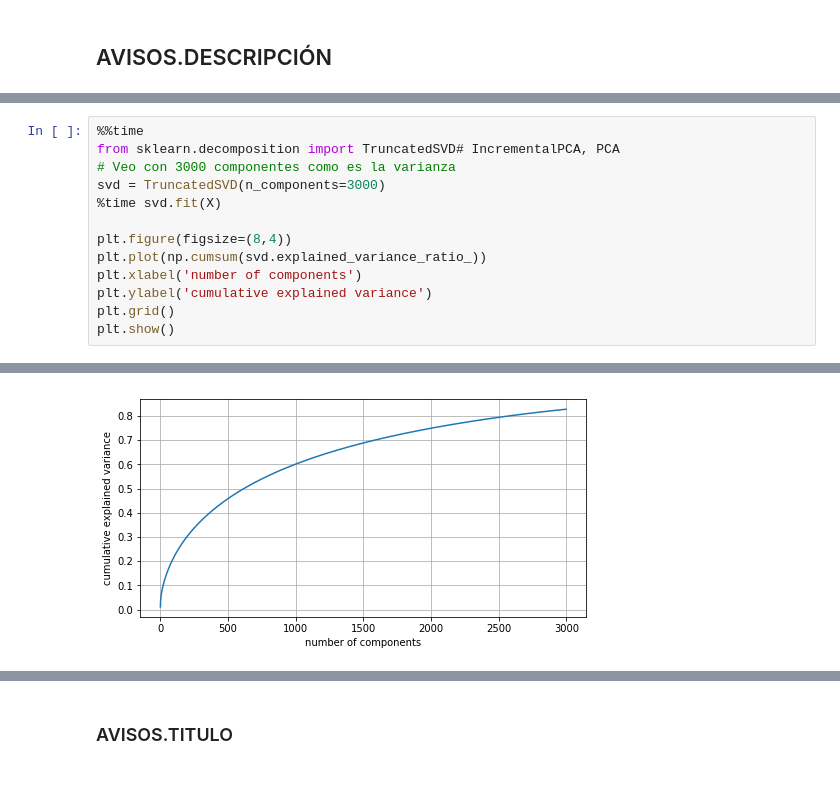
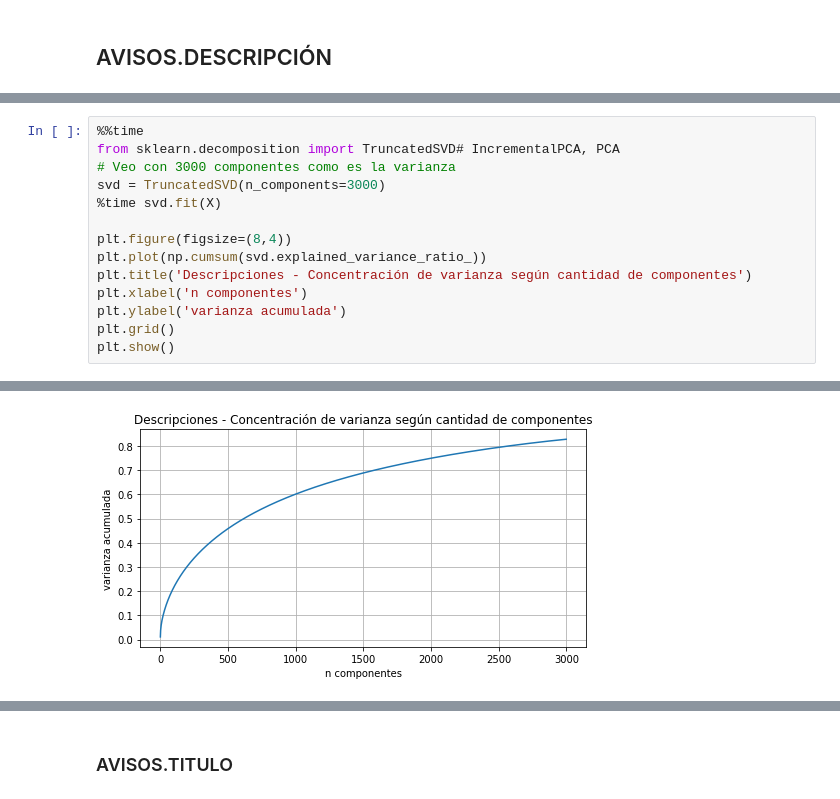
Before and after one commit to tbotalla/Datos1Q2018, a Jupyter notebook: parte2/prep2.ipynb, the cells around one changed output, grey strips where cells are left out. Saved outputs shown, nothing was run; the diff lists cells and outputs as text.

```diff
--- a/parte2/prep2.ipynb
+++ b/parte2/prep2.ipynb
@@ -202,8 +229,9 @@ svd = TruncatedSVD(n_components=3000)
 
 plt.figure(figsize=(8,4))
 plt.plot(np.cumsum(svd.explained_variance_ratio_))
-plt.xlabel('number of components')
-plt.ylabel('cumulative explained variance')
+plt.title('Descripciones - Concentración de varianza según cantidad de componentes')
+plt.xlabel('n componentes')
+plt.ylabel('varianza acumulada')
 plt.grid()
 plt.show()
 # %% [output]
@@ -212 +240 @@ Wall time: 9min 14s
-[figure, old version]
+[figure, new version]
```
Also changed, not shown: parts of 36 cells of this notebook.
